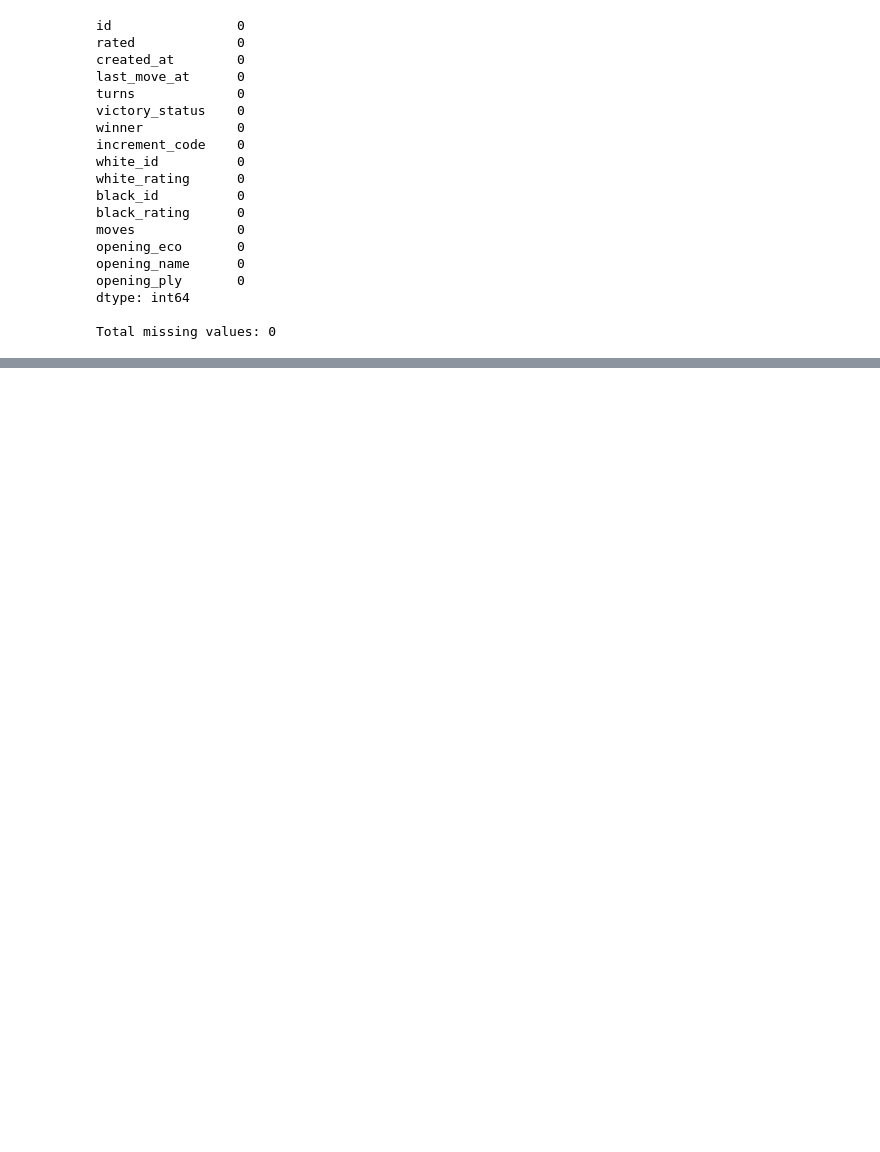
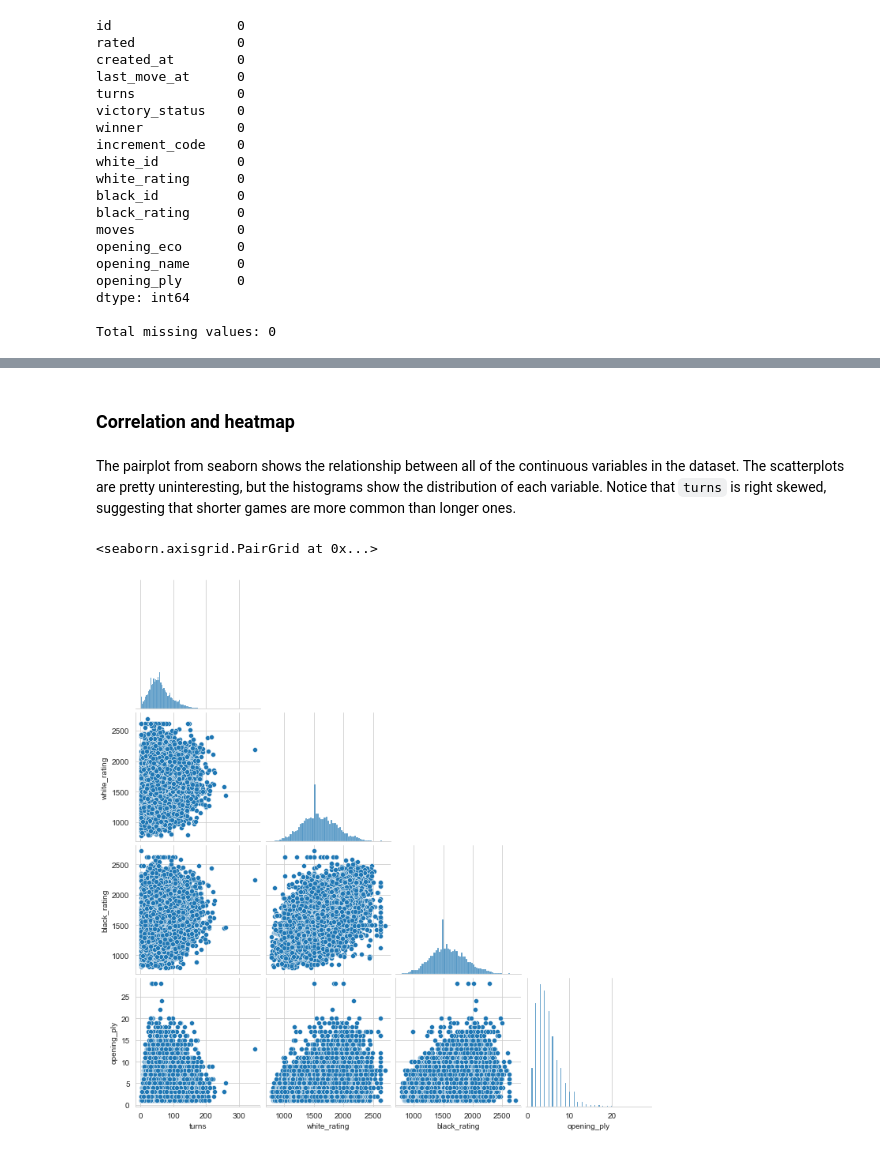
Before and after one commit to scannon2k/lichess-eda, a Jupyter notebook: lichess_EDA.ipynb, the cells around one changed output, grey strips where cells are left out. Saved outputs shown, nothing was run; the diff lists cells and outputs as text; code cells hidden in the pictures; blank space fills up the shorter version.

```diff
--- a/lichess_EDA.ipynb
+++ b/lichess_EDA.ipynb
@@ -85,0 +258,13 @@ Total missing values: 0
+# %% [markdown]
+### Correlation and heatmap
+# %% [markdown]
+The pairplot from seaborn shows the relationship between all of the continuous variables in the dataset. The scatterplots are pretty uninteresting, but the histograms show the distribution of each variable. Notice that `turns` is right skewed, suggesting that shorter games are more common than longer ones.
+# %%
+# pairplot will not accept boolean values
+# created_at and last_move_at don't give useful results, practically perfectly correlated
+df = matches.drop(columns=['rated','created_at','last_move_at'])
+
+sns.pairplot(df, corner=True)
+# %% [output]
+<seaborn.axisgrid.PairGrid at 0x...>
+[figure, added]
```
Also changed, not shown: parts of 24 cells of this notebook, 1 other file.
